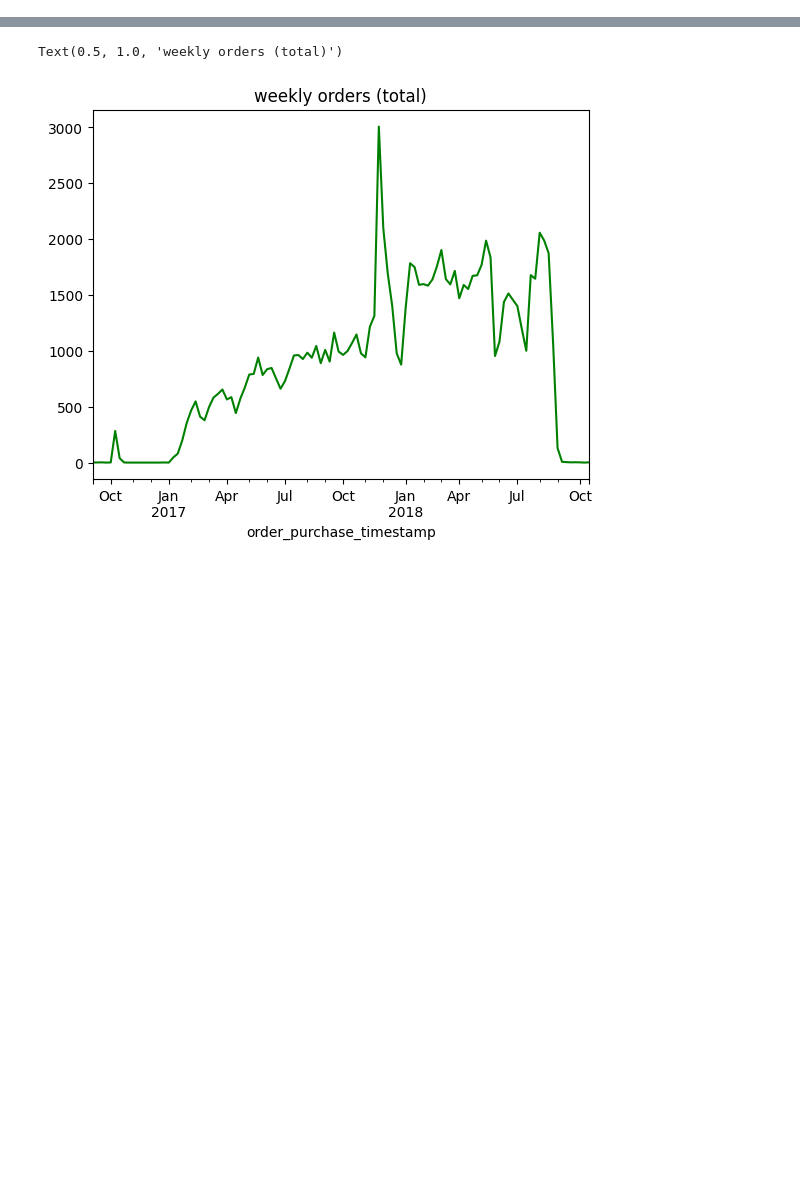
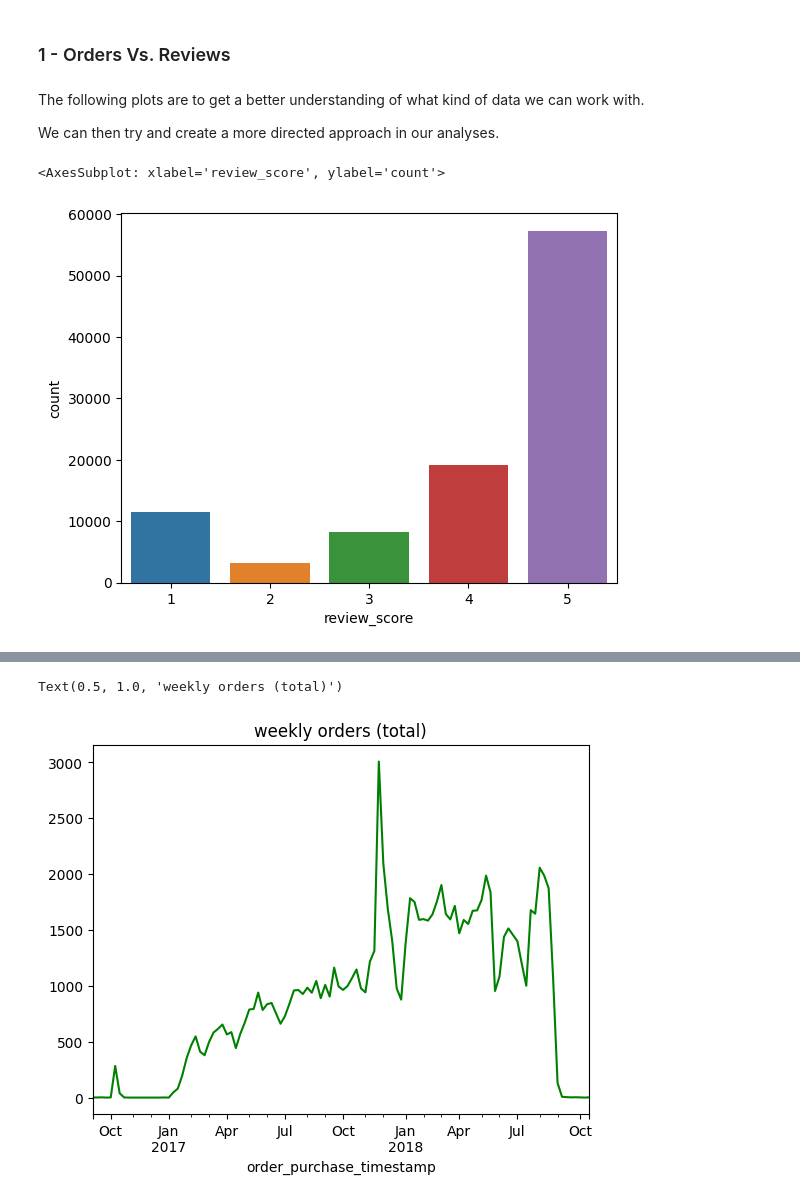
Before and after one commit to SagarDaryanani/OLIST, a Jupyter notebook: Exploratory_Analysis/Metric_Design.ipynb, the cells around one changed output, grey strips where cells are left out. Cells and saved outputs as stored; diff of their text form; code cells hidden in the pictures; blank space fills up the shorter version.

```diff
--- a/Exploratory_Analysis/Metric_Design.ipynb
+++ b/Exploratory_Analysis/Metric_Design.ipynb
@@ -19,3 +20,15 @@ orders = data['orders'].copy()
 # Handle datetime
 orders['order_purchase_timestamp'] = pd.to_datetime(orders['order_purchase_timestamp'])
 orders = orders.set_index('order_purchase_timestamp').sort_index()
+# %% [markdown]
+### 1 - Orders Vs. Reviews
+# %% [markdown]
+The following plots are to get a better understanding of what kind of data we can work with.
+
+We can then try and create a more directed approach in our analyses.
+# %%
+# Histogram of review scores
+sns.countplot(x='review_score', data=data['order_reviews'])
+# %% [output]
+<AxesSubplot: xlabel='review_score', ylabel='count'>
+[figure, added]
```
Also changed, not shown: parts of 30 cells of this notebook.
